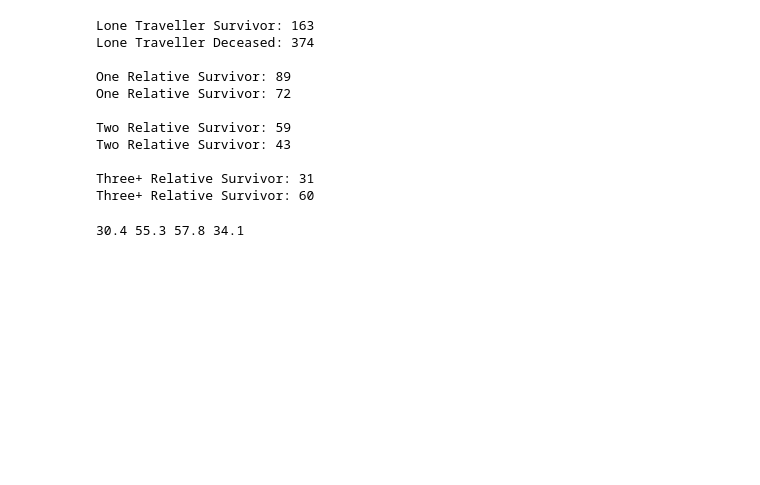
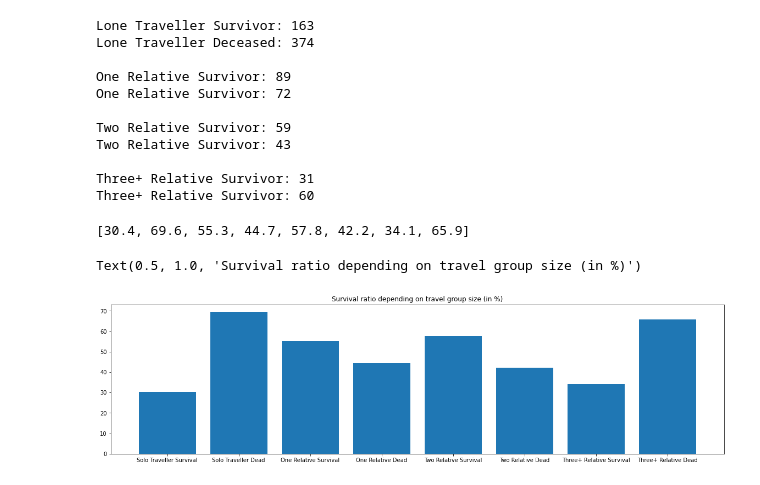
Before and after one commit to GeoffreyKarnbach/Titanic-Survival-Analysis, a Jupyter notebook: analyse.ipynb, the cells around one changed output. Cells and saved outputs as stored; diff of their text form; code cells hidden in the pictures; blank space fills up the shorter version.

Commit message:
Completed the traveling group size section

```diff
--- a/analyse.ipynb
+++ b/analyse.ipynb
@@ -504,11 +504,24 @@ Two Relative Survivor: 43
 Three+ Relative Survivor: 31
 Three+ Relative Survivor: 60
 # %%
-loneTravellerRatio = size(loneSurvivor)/size(loneTraveller)
-oneTravellerRatio = size(oneSurvivor)/size(oneRelative)
-twoTravellerRatio = size(twoSurvivor)/size(twoRelative)
-threeTravellerRatio = size(threeMoreSurvivor)/size(threeOrMoreRelative)
-
-print(toPercent(loneTravellerRatio),toPercent(oneTravellerRatio),toPercent(twoTravellerRatio),toPercent(threeTravellerRatio))
+loneTravellerSurvivalRatio = size(loneSurvivor)/size(loneTraveller)
+oneTravellerSurvivalRatio = size(oneSurvivor)/size(oneRelative)
+twoTravellerSurvivalRatio = size(twoSurvivor)/size(twoRelative)
+threeTravellerSurvivalRatio = size(threeMoreSurvivor)/size(threeOrMoreRelative)
-# %% [output]
-30.4 55.3 57.8 34.1
+# %%
+plt.figure(figsize=(20, 5))
+values = [
+        toPercent(loneTravellerSurvivalRatio),100-toPercent(loneTravellerSurvivalRatio),\
+        toPercent(oneTravellerSurvivalRatio),100-toPercent(oneTravellerSurvivalRatio),\
+        toPercent(twoTravellerSurvivalRatio),100-toPercent(twoTravellerSurvivalRatio),\
+        toPercent(threeTravellerSurvivalRatio),100-toPercent(threeTravellerSurvivalRatio),
+        ]
+
+print(values)
+
+plt.bar(["Solo Traveller Survival","Solo Traveller Dead","One Relative Survival","One Relative Dead","Two Relative Survival","Two Relative Dead","Three+ Relative Survival","Three+ Relative Dead",], values)
+plt.title("Survival ratio depending on travel group size (in %)")
+# %% [output]
+[30.4, 69.6, 55.3, 44.7, 57.8, 42.2, 34.1, 65.9]
+Text(0.5, 1.0, 'Survival ratio depending on travel group size (in %)')
+[figure, added]
```
Also changed, not shown: parts of 5 cells of this notebook.
